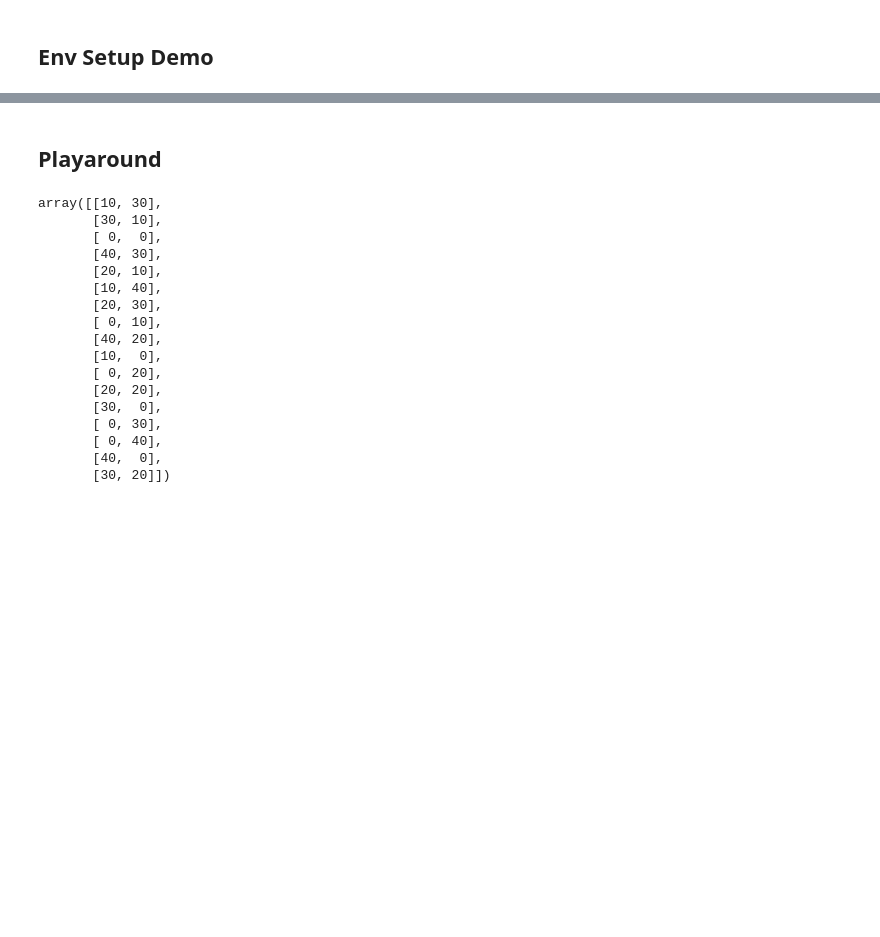
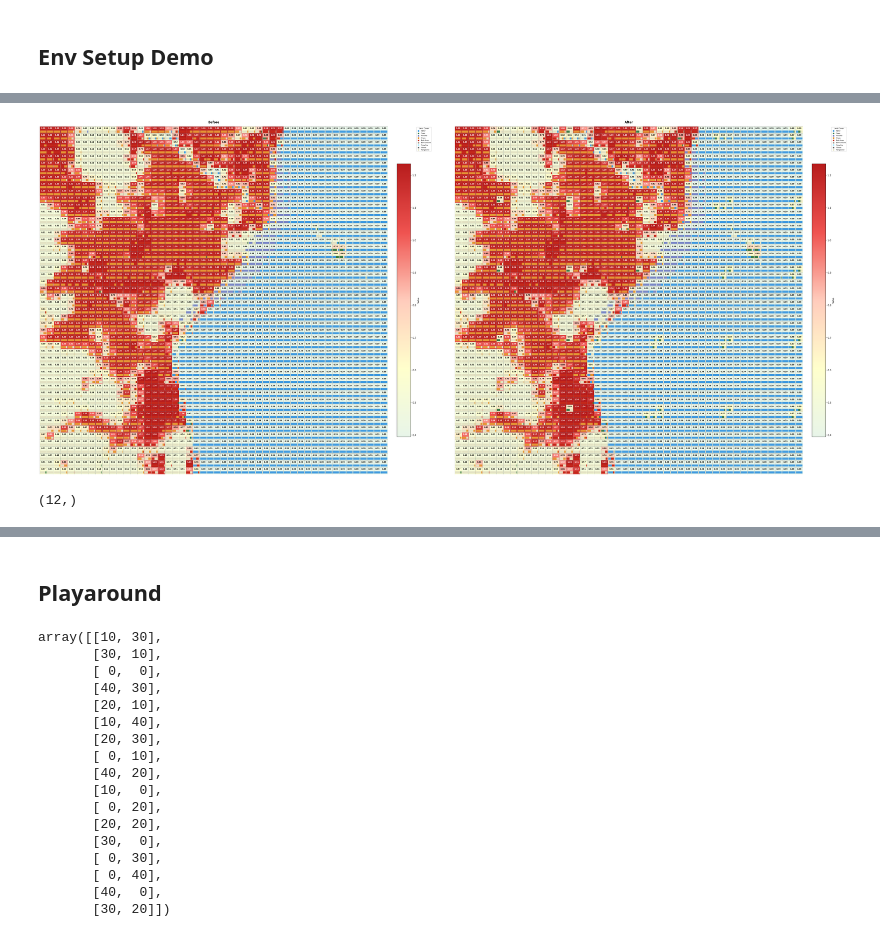
Before and after one commit to shakewingo/CS8903-odc, a Jupyter notebook: notebook/train.ipynb, the cells around one changed output, grey strips where cells are left out. Drawn from its saved outputs; the diff is of its cells as text; code cells hidden in the pictures; blank space fills up the shorter version.

```diff
--- a/notebook/train.ipynb
+++ b/notebook/train.ipynb
@@ -84,0 +127,4 @@ array([0.    , 0.1176, 0.7059, 0.    , 0.1176, 1.    , 0.    , 0.2353,
+# %%
+data = np.load(Path(data_dir, "processed", "rl_dataset.npz"))
+samples = augment_data(data, 10, SEED, split='train_indices')
+samples.shape
@@ -356,16 +341,0 @@ Logging to /Users/yingyao/Desktop/Code.nosync/cs8903/CS8903-odc/log/ppo_landuse/
-# %%
-model = PPO.load(str(model_dir / "ppo_land_use"))
-env = LandUseEnv(split="test_indices")
-
-for ep in range(3):
-    obs, _ = env.reset()
-    total_reward, done = 0.0, False
-    while not done:
-        action, _ = model.predict(obs, deterministic=True)
-        obs, reward, terminated, truncated, info = env.step(action)
-        total_reward += reward
-        done = terminated or truncated
-    logger.info(
-        f"Episode {ep + 1}: reward={total_reward:.4f}, "
-        f"ET increase={info['et_increase']:.2f} %, steps={info['step']}"
-    )
@@ -500,0 +701,29 @@ for ep in range(3):
+# %%
+# reconstruct the map using model result
+final_obs_recst = np.zeros(data['pixel_counts'].shape, dtype=np.float32)
+for (r, c), obs in final_obs.items():
+    final_obs_recst[r:r+10, c:c+10] = obs
+# %%
+import matplotlib.pyplot as plt
+from src.post_eda import plot_state_heatmap
+
+# value_per_class is your ECO_PER_CLASS + ET_PER_CLASS (shape N_CLASSES)
+value_vec = ECO_PER_CLASS + ET_PER_CLASS
+# # Visualize initial state (obs is shape (10, 10, 12) fractions)
+# plot_state_heatmap(obs, value_vec, title="Initial State", unit="Total Value")
+
+# # After model rollout, visualize final state
+# plot_state_heatmap(final_obs, value_vec, title="After Policy", unit="Total Value")
+
+# Side-by-side comparison
+initial_obs = data['pixel_counts']
+fig, (ax1, ax2) = plt.subplots(1, 2, figsize=(50, 20))
+plot_state_heatmap(initial_obs, value_vec, title="Before", ax=ax1)
+plot_state_heatmap(final_obs_recst, value_vec, title="After", ax=ax2)
+plt.savefig("comparison.png", dpi=200, bbox_inches="tight")
+# %% [output]
+[figure, added]
+# %%
+value_vec.shape
+# %% [output]
+(12,)
```
Also changed, not shown: parts of 30 cells of this notebook, 5 other files.
